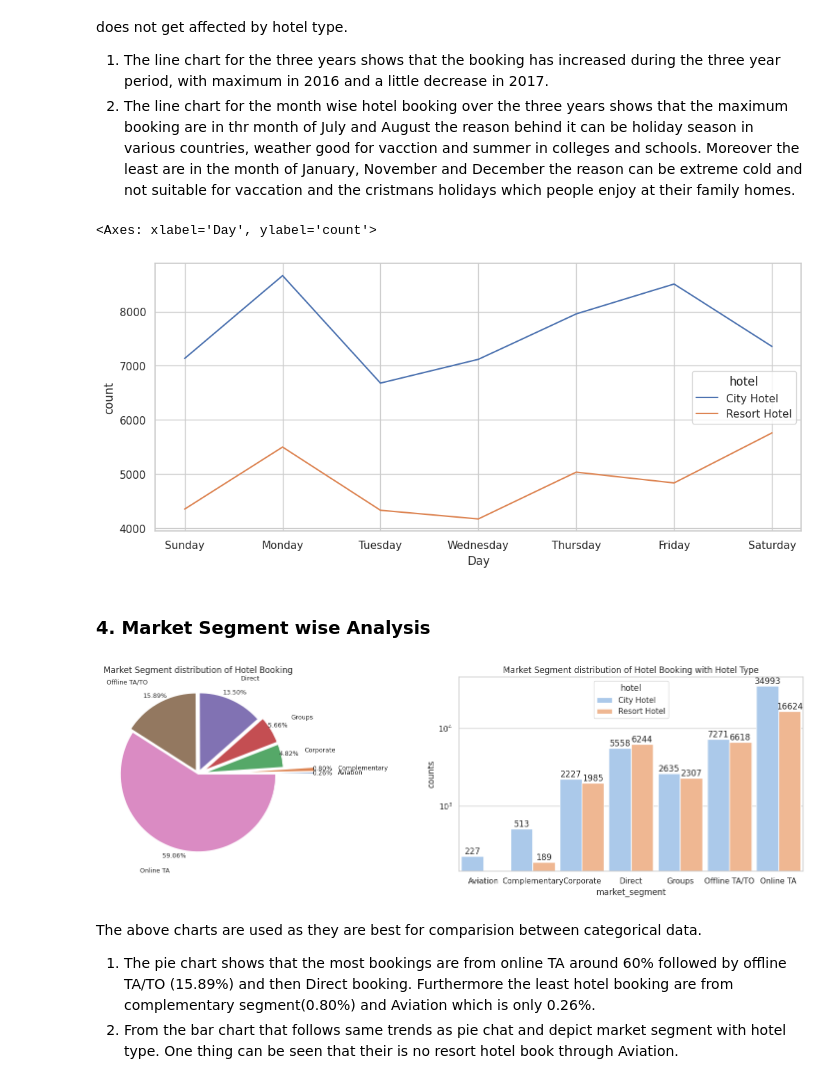
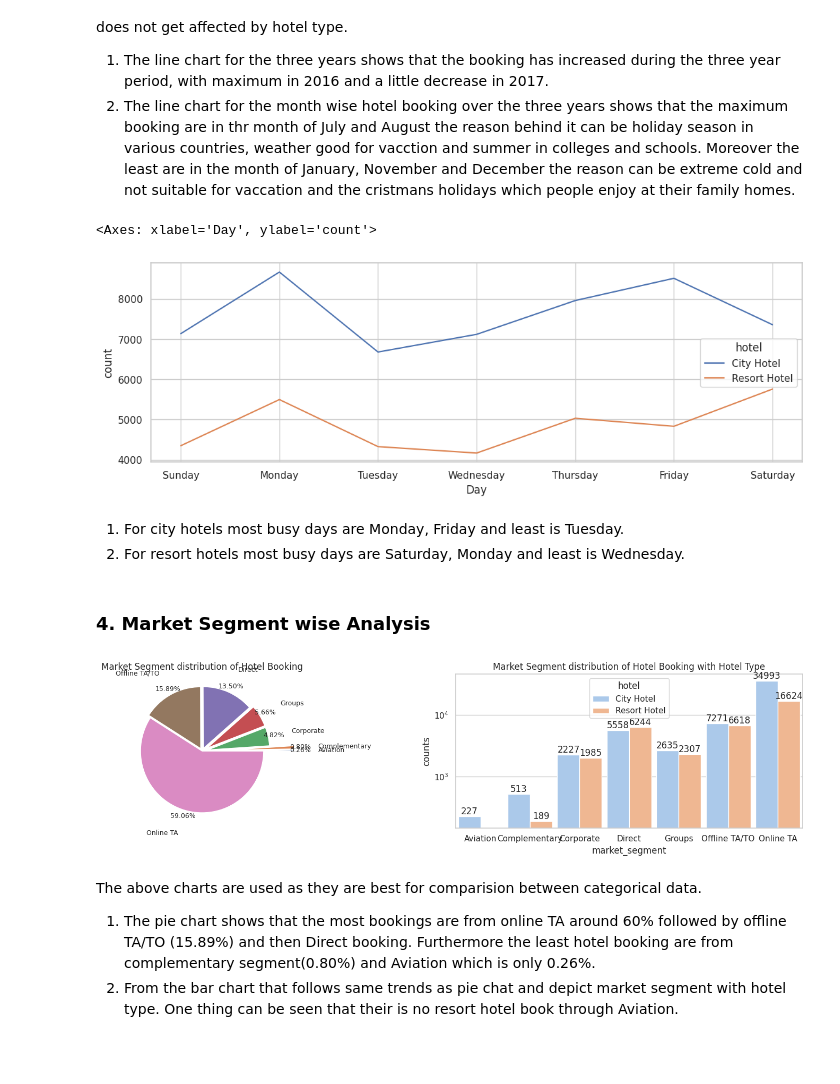
Before and after one commit to jamal-faisal/EDA_Hotel, a Jupyter notebook: EDA_Hotel_Booking.ipynb, the cells around one changed output. Saved outputs shown, nothing was run; the diff lists cells and outputs as text; code cells hidden in the pictures; blank space fills up the shorter version.

```diff
--- a/EDA_Hotel_Booking.ipynb
+++ b/EDA_Hotel_Booking.ipynb
@@ -358,20 +358,23 @@ The booking according to the hotel type are same during the time analysis hence
 # %%
 df_day= df1.groupby(['hotel', 'Day'])['Day'].count().reset_index(name= 'count').sort_values('Day')
 sorted_order=['Sunday','Monday','Tuesday','Wednesday','Thursday','Friday','Saturday']
 df_day.index= pd.CategoricalIndex(df_day['Day'],categories=sorted_order,ordered=True)
 df_day= df_day.sort_index().reset_index(drop=True)
-figure, axes = plt.subplots(1, 1, figsize=(12, 5))
+figure, axes = plt.subplots(1, 1, figsize=(13, 4))
 sns.lineplot(data= df_day, x= 'Day', y= 'count', hue= 'hotel')
 # %% [output]
 <Axes: xlabel='Day', ylabel='count'>
-[figure, old version]
+[figure, new version]
+# %% [markdown]
+1. For city hotels most busy days are Monday, Friday and least is Tuesday.
+2. For resort hotels most busy days are Saturday, Monday and least is Wednesday.
 # %% [markdown]
 ### **4. Market Segment wise Analysis**
 # %%
 df_ms = df_hotel[['market_segment', 'hotel']].groupby(['market_segment','hotel'])['hotel'].count().reset_index(name='counts')
 df_dc = df_hotel[['distribution_channel', 'hotel']].groupby(['distribution_channel', 'hotel'])['hotel'].count().reset_index(name='counts')
 # %%
-figure, axes = plt.subplots(1, 2, figsize=(16, 5))
+figure, axes = plt.subplots(1, 2, figsize=(15, 4))
 axes[0].set_title('Market Segment distribution of Hotel Booking')
 axes[1].set_title('Market Segment distribution of Hotel Booking with Hotel Type')
 ax = sns.barplot(x='market_segment', y='counts', hue='hotel', data=df_ms, palette='pastel', ax=axes[1], width= .9)
@@ -380,11 +383,11 @@ for i in ax.containers:
     ax.bar_label(i,)
 df_hotel[['market_segment', 'hotel']].groupby(['market_segment']).count().sort_values(['hotel'],ascending =True)\
       .plot(kind = 'pie', y='hotel', autopct= '%.02f%%', legend= False, label="",\
-            explode= [0.5,0.5,0.1,0.1,0.05,0.05,0], fontsize=9, pctdistance=1.1, labeldistance=1.3, ax=axes[0])
+            explode= [0.5,0.5,0.1,0.1,0.05,0.05,0], fontsize=9, pctdistance=1.1, labeldistance=1.39, ax=axes[0])
 figure.tight_layout()
 plt.show()
 # %% [output]
-[figure, old version]
+[figure, new version]
 # %% [markdown]
 The above charts are used as they are best for comparision between categorical data.
  1. The pie chart shows that the most bookings are from online TA around 60% followed by offline TA/TO (15.89%) and then Direct booking. Furthermore the least hotel booking are from complementary segment(0.80%) and Aviation which is only 0.26%.
```
Also changed, not shown: parts of 30 cells of this notebook.
